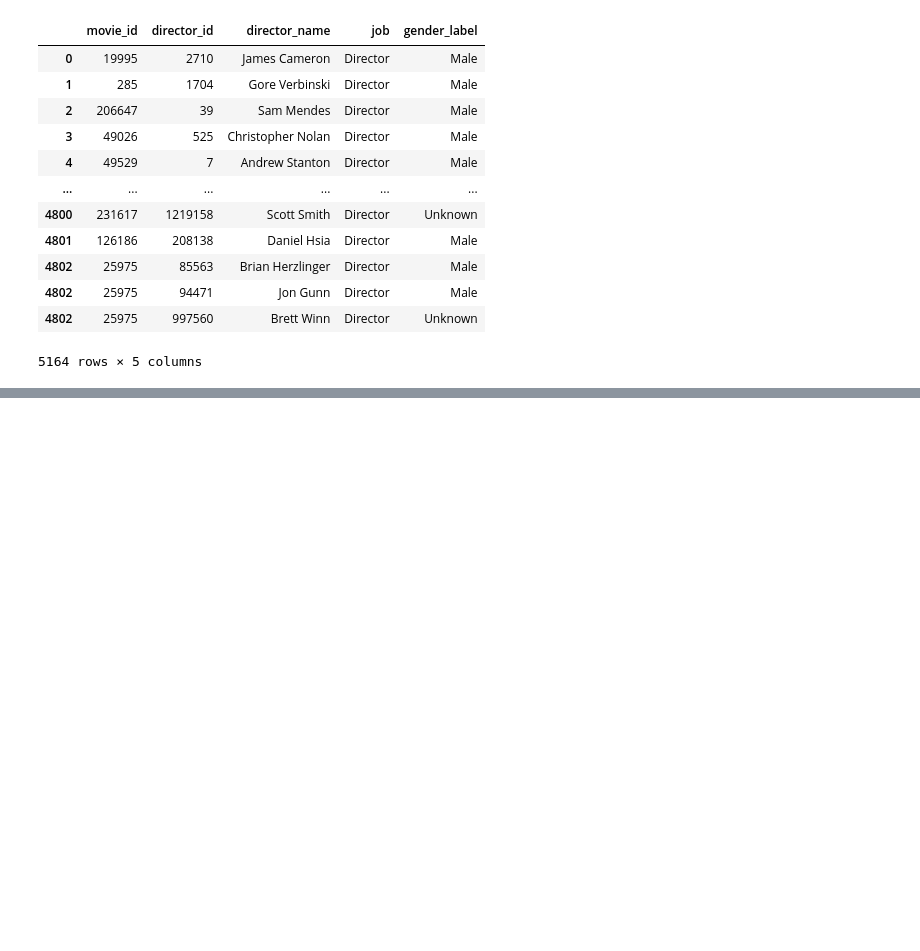
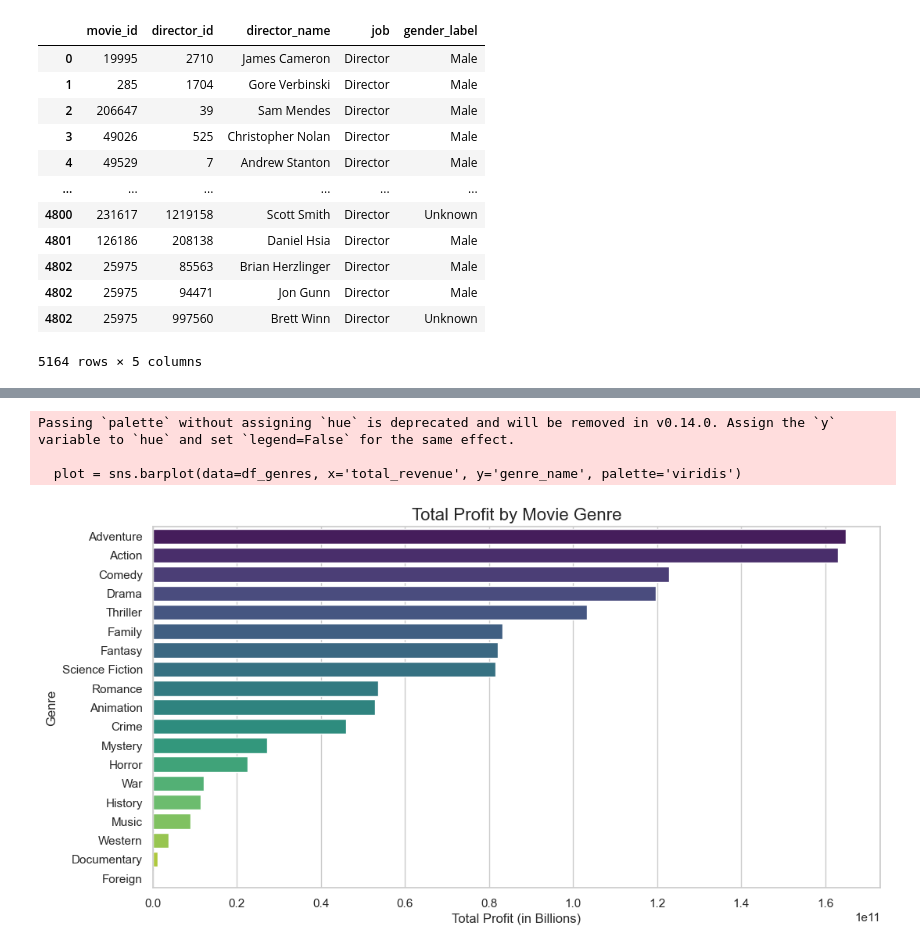
Before and after one commit to CarlotaMarto/Big_Data, a Jupyter notebook: midterm.ipynb, the cells around one changed output, grey strips where cells are left out. Cells and saved outputs as stored; diff of their text form; code cells hidden in the pictures; blank space fills up the shorter version.

```diff
--- a/midterm.ipynb
+++ b/midterm.ipynb
@@ -333,0 +585,16 @@ print(df_cast_exploded['cast'].iloc[3])
+# %%
+df_genres = pd.read_sql_query(query_3, conn)
+
+# 2. Create the plot
+plt.figure(figsize=(12, 6))
+plot = sns.barplot(data=df_genres, x='total_revenue', y='genre_name', palette='viridis')
+
+plt.title('Total Profit by Movie Genre', fontsize=16)
+plt.xlabel('Total Profit (in Billions)', fontsize=12)
+plt.ylabel('Genre', fontsize=12)
+plt.show()
+# %% [output]
+Passing `palette` without assigning `hue` is deprecated and will be removed in v0.14.0. Assign the `y` variable to `hue` and set `legend=False` for the same effect.
+
+  plot = sns.barplot(data=df_genres, x='total_revenue', y='genre_name', palette='viridis')
+[figure, added]
```
Also changed, not shown: parts of 35 cells of this notebook, 1 other file.
